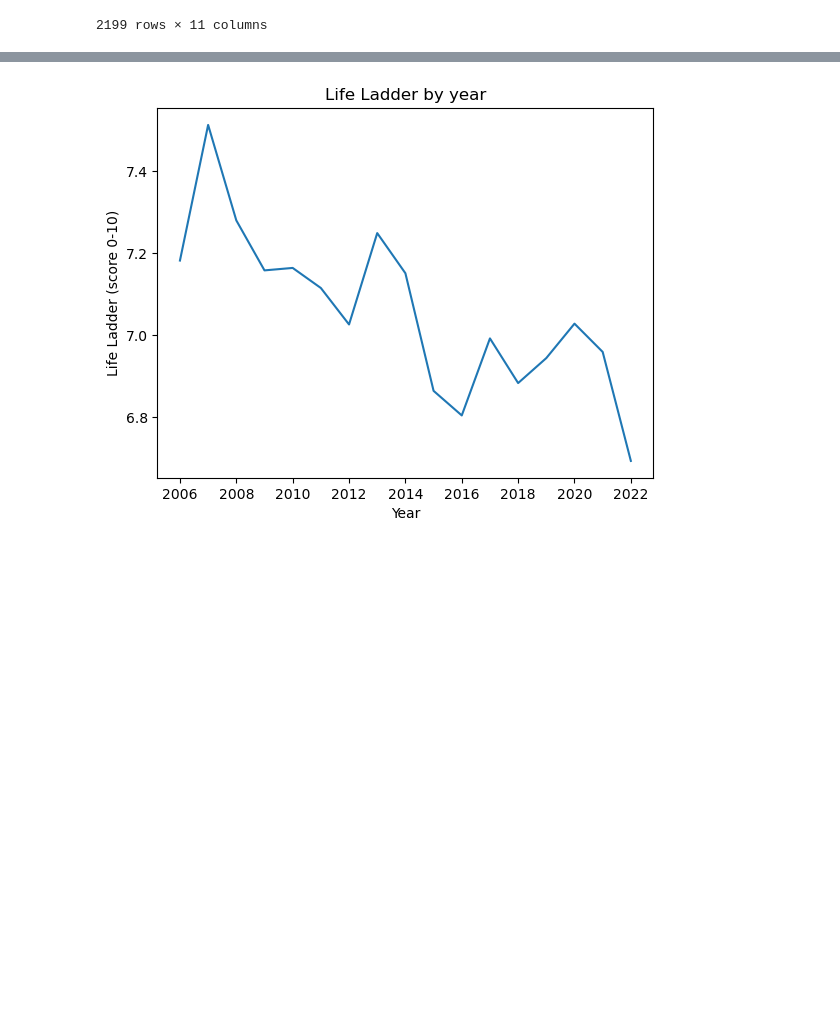
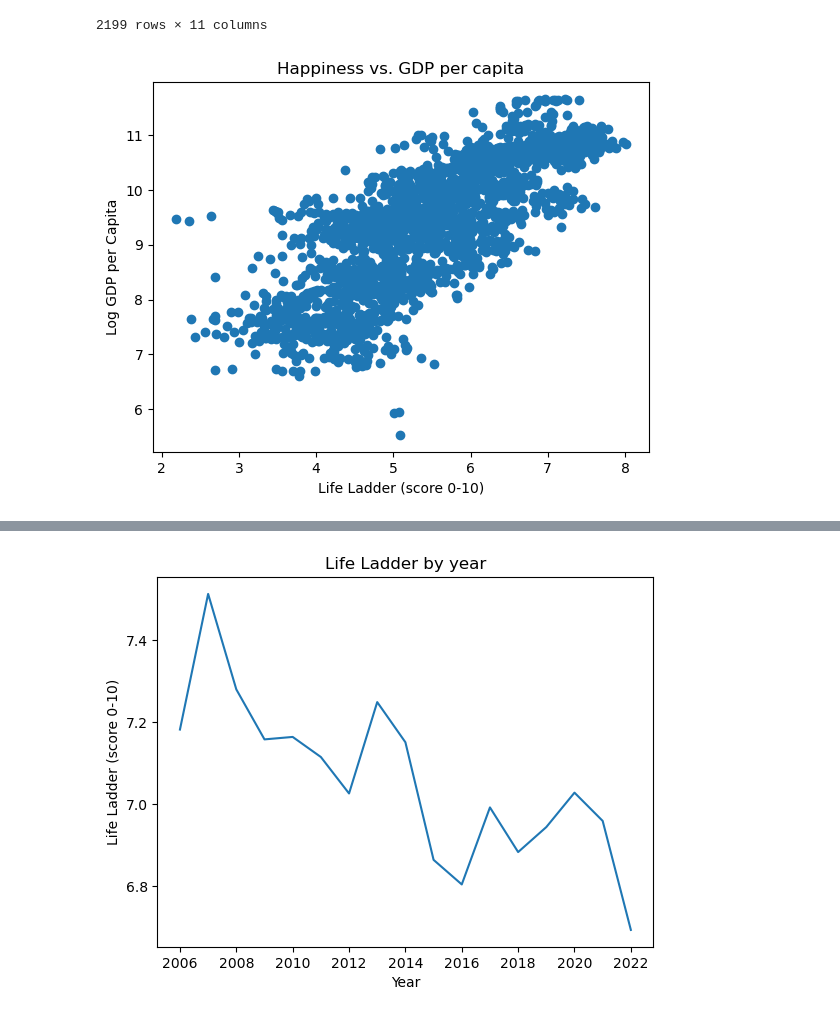
Before and after one commit to taylorfisher1012/world_happiness_trends, a Jupyter notebook: notebooks/happiness_report.ipynb, the cells around one changed output, grey strips where cells are left out. Drawn from its saved outputs; the diff is of its cells as text; code cells hidden in the pictures; blank space fills up the shorter version.

```diff
--- a/notebooks/happiness_report.ipynb
+++ b/notebooks/happiness_report.ipynb
@@ -38,3 +38,10 @@ happiness_report
 | 2197 | Zimbabwe | 2021 | 3.155 | 7.657 | 0.685 | 54.050 | ... |
 | 2198 | Zimbabwe | 2022 | 3.296 | 7.670 | 0.666 | 54.525 | ... |
 2199 rows × 11 columns
+# %%
+plt.scatter('Life Ladder', 'Log GDP per capita', data = happiness_report)
+plt.xlabel('Life Ladder (score 0-10)')
+plt.ylabel('Log GDP per Capita')
+plt.title('Happiness vs. GDP per capita');
+# %% [output]
+[figure, added]
```
Also changed, not shown: parts of 40 cells of this notebook, 2 other files.
